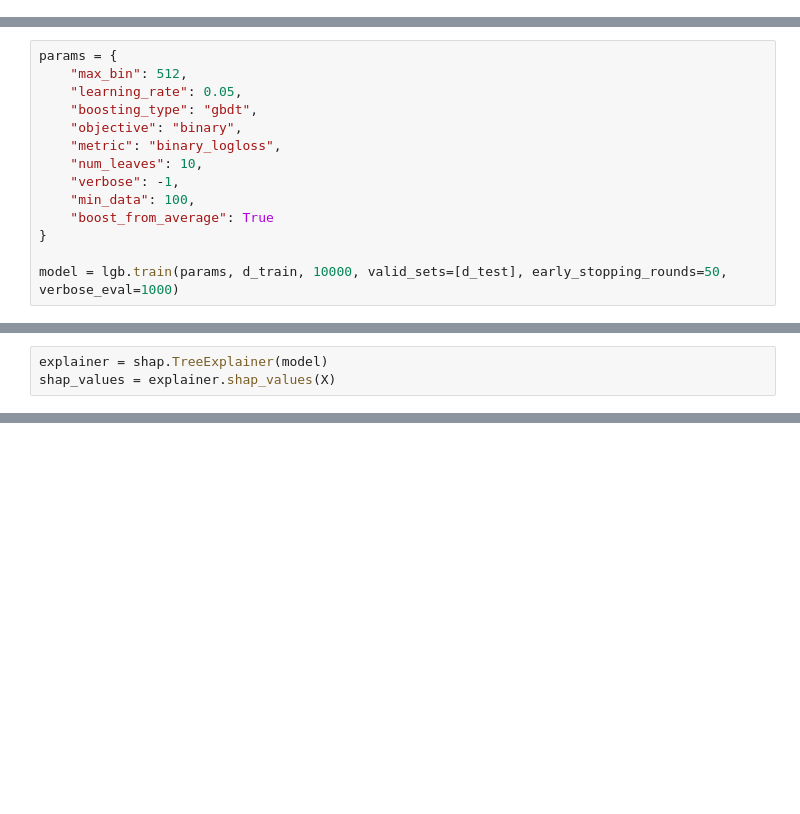
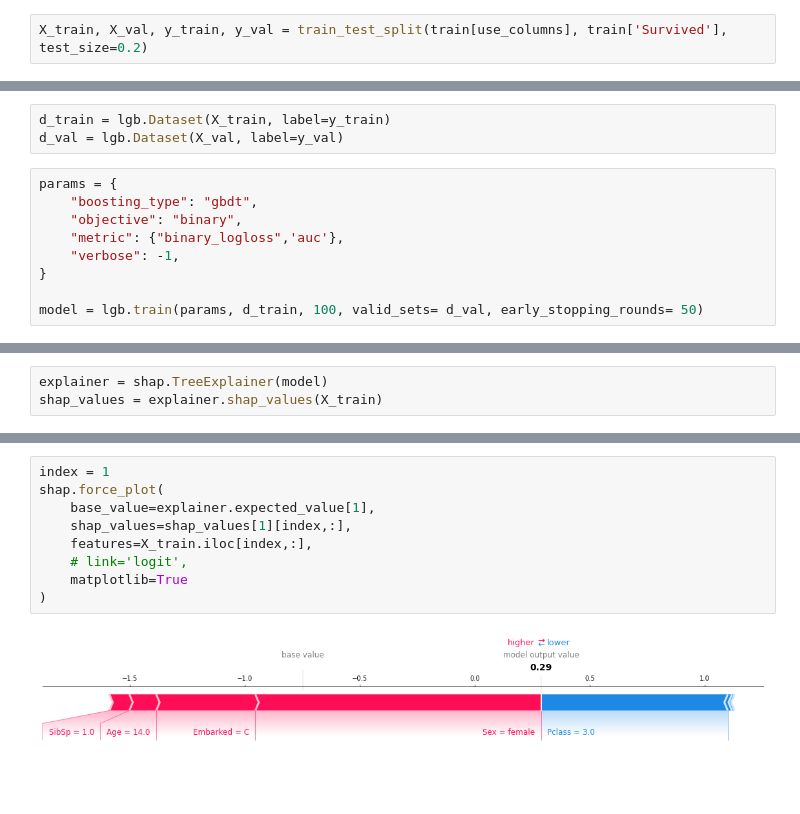
Before and after one commit to yuyafukuchi/ML_experiment, a Jupyter notebook: SHAP/main.ipynb, the cells around one changed output, grey strips where cells are left out. Drawn from its saved outputs; the diff is of its cells as text; blank space fills up the shorter version.

```diff
--- a/SHAP/main.ipynb
+++ b/SHAP/main.ipynb
@@ -25,0 +50,2 @@ d_test = lgb.Dataset(X_test, label=y_test)
+# %%
+X_train, X_val, y_train, y_val = train_test_split(train[use_columns], train['Survived'], test_size=0.2)
@@ -26,15 +69,13 @@ d_test = lgb.Dataset(X_test, label=y_test)
+# %%
+d_train = lgb.Dataset(X_train, label=y_train)
+d_val = lgb.Dataset(X_val, label=y_val)
 # %%
 params = {
-    "max_bin": 512,
-    "learning_rate": 0.05,
     "boosting_type": "gbdt",
     "objective": "binary",
-    "metric": "binary_logloss",
-    "num_leaves": 10,
+    "metric": {"binary_logloss",'auc'},
     "verbose": -1,
-    "min_data": 100,
-    "boost_from_average": True
 }
 
-model = lgb.train(params, d_train, 10000, valid_sets=[d_test], early_stopping_rounds=50, verbose_eval=1000)
+model = lgb.train(params, d_train, 100, valid_sets= d_val, early_stopping_rounds= 50)
 # %% [output]
@@ -44,3 +99,3 @@ Early stopping, best iteration is:
 # %%
 explainer = shap.TreeExplainer(model)
-shap_values = explainer.shap_values(X)
+shap_values = explainer.shap_values(X_train)
@@ -47 +118,12 @@ shap_values = explainer.shap_values(X)
+# %%
+index = 1
+shap.force_plot(
+    base_value=explainer.expected_value[1],
+    shap_values=shap_values[1][index,:],
+    features=X_train.iloc[index,:],
+    # link='logit',
+    matplotlib=True
+)
+# %% [output]
+[figure, added]
 # %%
```
Also changed, not shown: parts of 20 cells of this notebook.
